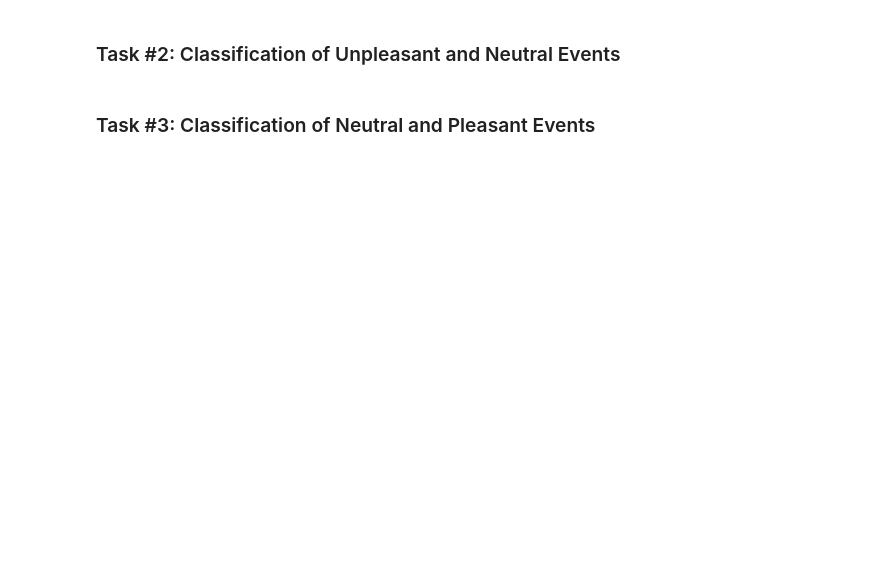
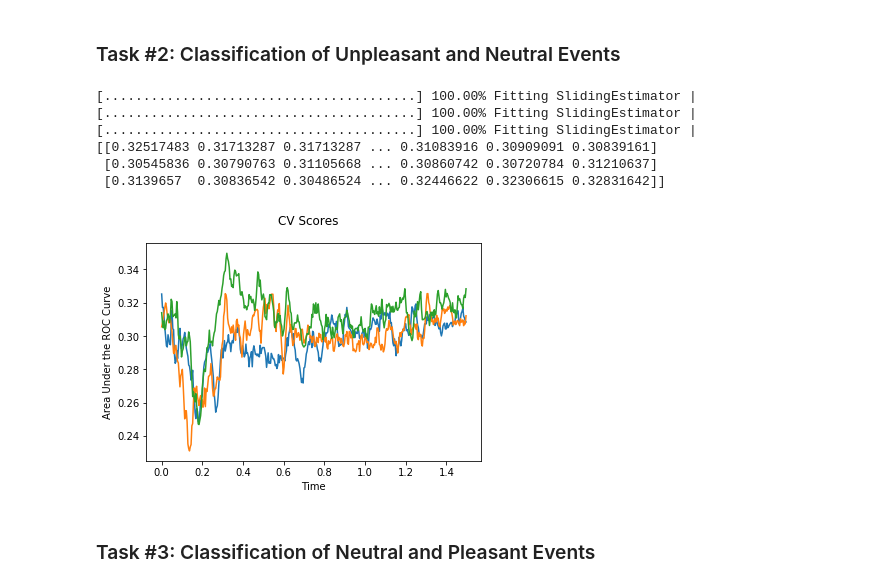
Before and after one commit to aath0/AlgorithmsNeuroscience, a Jupyter notebook: Tutorials/Applying Machine Learning Methods to Temporal Dimensions.ipynb, the cells around one changed output. Cells and saved outputs as stored; diff of their text form; code cells hidden in the pictures; blank space fills up the shorter version.

```diff
--- a/Tutorials/Applying Machine Learning Methods to Temporal Dimensions.ipynb
+++ b/Tutorials/Applying Machine Learning Methods to Temporal Dimensions.ipynb
@@ -27,7 +27,7 @@ from sklearn.linear_model import LogisticRegression
 # %%
 #Load Dataset
 data_folder = '../../study1/study1_eeg/epochdata/'
-files = [data_folder+f for f in listdir(data_folder) if isfile(join(data_folder, f))]
+files = [data_folder+f for f in listdir(data_folder) if isfile(join(data_folder, f)) and '.DS_Store' not in f]
 #files = files[:10]
 ids = [int(f[-6:-4]) for f in files]
 
@@ -89,12 +76,10 @@ def handleMissingValues(data, labels):
 data_UP, labels_UP, ids_UP = getData_labels(epochs_all_UP)
 print(np.all(np.isfinite(labels_UP)))
 print(np.any(np.isnan(labels_UP)))
-data_UP, labels_UP = handleMissingValues(data_UP, labels_UP)
 if np.isfinite(data_UP).all() == True and np.isnan(data_UP).any() == False:
     print('not nan')
 else:
     print('Nan')
-data_UP, labels_UP = handleMissingValues(data_UP, labels_UP)
 # %% [output]
 True
 False
@@ -102,10 +86,9 @@ False
 not nan
 # %%
-clf = make_pipeline(Vectorizer(), StandardScaler(), LinearDiscriminantAnalysis(solver='svd'))
-sl = SlidingEstimator(clf)
+clf_UP = make_pipeline(Vectorizer(), StandardScaler(), LinearDiscriminantAnalysis(solver='svd'))
+sl_UP = SlidingEstimator(clf_UP)
 if np.isfinite(data_UP).all() == True and np.isnan(data_UP).any() == False:
-    print('Not NaN!!!!')
-    CV_score_time = cross_val_multiscore(sl, data_UP, labels_UP, cv=2)
+    CV_score_time = cross_val_multiscore(sl_UP, data_UP, labels_UP, cv=3)
     print(CV_score_time)
 else:
     print('Input contains NaN or infinity!')
@@ -142,16 +119,23 @@ plotCVScores(epochs_UP.times, CV_score_time)
 # %%
 #Preparing dataset
 data_UN, labels_UN, ids_UN = getData_labels(epochs_all_UN)
-data_UN, labels_UN = handleMissingValues(data_UN, labels_UN)
 # %%
-clf = make_pipeline(Vectorizer(), StandardScaler(), LinearDiscriminantAnalysis(solver='svd'))
-sl = SlidingEstimator(clf)
+clf_UN = make_pipeline(Vectorizer(), StandardScaler(), LinearDiscriminantAnalysis(solver='svd'))
+sl_UN = SlidingEstimator(clf_UN)
 if np.isfinite(data_UN).all() == True and np.isnan(data_UN).any() == False:
-    CV_score_time = cross_val_multiscore(sl, data_UN, labels_UN)
+    CV_score_time = cross_val_multiscore(sl_UN, data_UN, labels_UN, cv=3)
     print(CV_score_time)
     plotCVScores(epochs_UN.times, CV_score_time)
 else:
     print('Input contains NaN or infinity!')
+# %% [output]
+[........................................] 100.00% Fitting SlidingEstimator |
+[........................................] 100.00% Fitting SlidingEstimator |
+[........................................] 100.00% Fitting SlidingEstimator |
+[[0.32517483 0.31713287 0.31713287 ... 0.31083916 0.30909091 0.30839161]
+ [0.30545836 0.30790763 0.31105668 ... 0.30860742 0.30720784 0.31210637]
+ [0.3139657  0.30836542 0.30486524 ... 0.32446622 0.32306615 0.32831642]]
+[figure, added]
 # %% [markdown]
 ### Task #3: Classification of Neutral and Pleasant Events
 # %%
```
Also changed, not shown: parts of 6 cells of this notebook.
